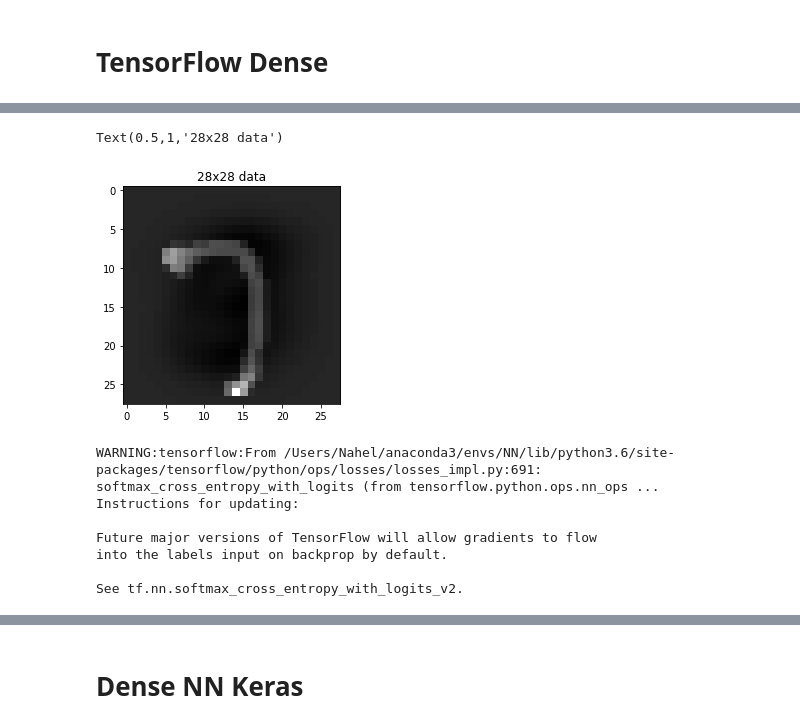
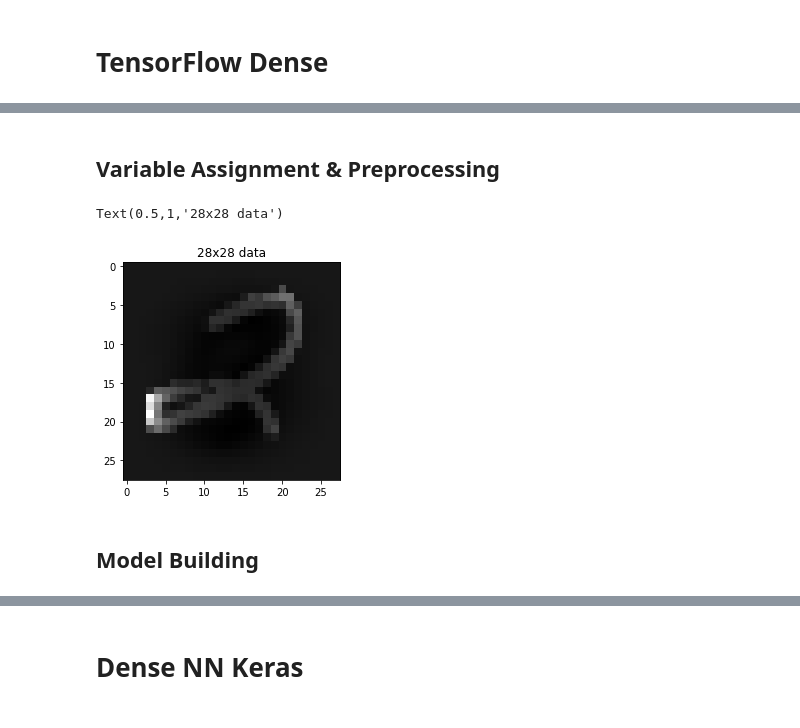
Before and after one commit to Mikhail-Naumov/Kaggle_Digit_Recognizer, a Jupyter notebook: DigitRecognition_semi_tutorial.ipynb, the cells around one changed output, grey strips where cells are left out. Cells and saved outputs as stored; diff of their text form; code cells hidden in the pictures.

```diff
--- a/DigitRecognition_semi_tutorial.ipynb
+++ b/DigitRecognition_semi_tutorial.ipynb
@@ -42,6 +43,8 @@ import seaborn as sns
 
 import pandas as pd
 import numpy as np
+# %% [markdown]
+## Variable Assignment & Preprocessing
 # %%
 train = pd.read_csv('./train.csv')
 X_target = pd.read_csv('./test.csv')
@@ -61,8 +65,10 @@ X_test = ss.transform(X_test)
 X_target = ss.transform(X_target)
 # %%
 fig, ax = plt.subplots()
-ax.imshow(X_train[6].reshape(28,28), cmap='gray')
+ax.imshow(X_train[4].reshape(28,28), cmap='gray')
 ax.set_title('28x28 data')
 # %% [output]
 Text(0.5,1,'28x28 data')
-[figure, old version]
+[figure, new version]
+# %% [markdown]
+## Model Building
@@ -69,15 +86,4 @@ Text(0.5,1,'28x28 data')
 # %%
-tf.reset_default_graph()
-
-# create "placeholders" for out X matrix and y target
-X = tf.placeholder(dtype=tf.float32,
-                   shape=(None,X_train.shape[1]),
-                   name='X')
-
-y = tf.placeholder(dtype=tf.float32,
-                   shape=(None),
-                   name='y')
-
 # Defined our network topology!!
 n_hidden = 12
 n_hidden2 = 10
@@ -94,19 +100,3 @@ y_hat = tf.layers.dense(hidden2,
                         units=y_train.shape[1],
                         activation=tf.nn.softmax,
                         name='y_hat')
-
-# Setup Back-prop/gradient descent
-loss = tf.losses.softmax_cross_entropy(y, y_hat)
-
-learning_rate = 0.1
-optimizer = tf.train.AdamOptimizer(learning_rate)
-
-training_op = optimizer.minimize(loss)
-# %% [output]
-WARNING:tensorflow:From /Users/Nahel/anaconda3/envs/NN/lib/python3.6/site-packages/tensorflow/python/ops/losses/losses_impl.py:691: softmax_cross_entropy_with_logits (from tensorflow.python.ops.nn_ops ...
-Instructions for updating:
-
-Future major versions of TensorFlow will allow gradients to flow
-into the labels input on backprop by default.
-
-See tf.nn.softmax_cross_entropy_with_logits_v2.
```
Also changed, not shown: parts of 28 cells of this notebook, 2 other files.
